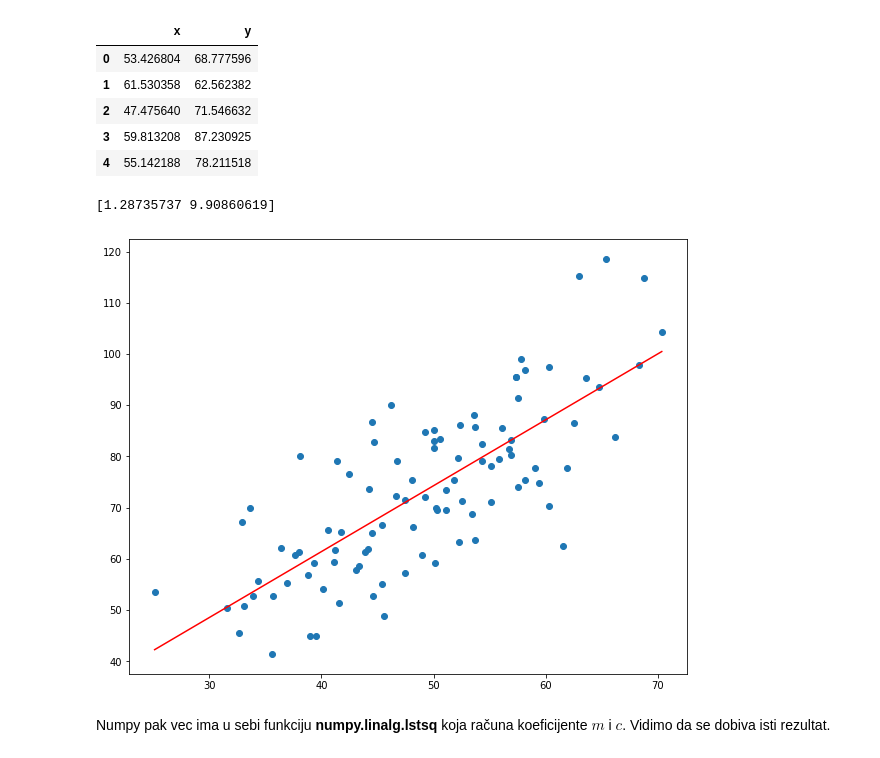
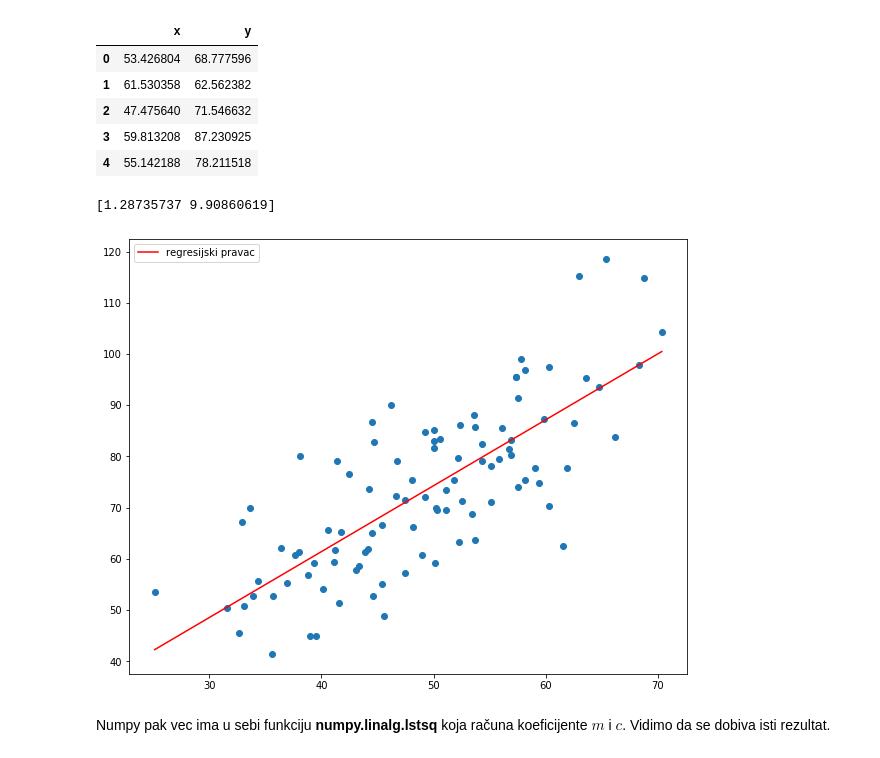
Before and after one commit to simbato/ms_zadaca, a Jupyter notebook: Zadaca - esej.ipynb, the cells around one changed output. Drawn from its saved outputs; the diff is of its cells as text; code cells hidden in the pictures.

```diff
--- a/Zadaca - esej.ipynb
+++ b/Zadaca - esej.ipynb
@@ -385,19 +387,20 @@ data.head()
 # %%
 X = np.array(data['x'])
 Y = np.array(data['y'])
 t = coef(X,Y)
 pocetak = min(X)
 kraj = max(X)
 arr = np.linspace(pocetak, kraj)
 print(t)
 
 fig5,ax5 = plt.subplots(figsize=(10,8))
 plt.scatter(X,Y)
-plt.plot(arr, [arr[i]*t[0] + t[1] for i in range(len(arr))], color ='r')
+ax5.plot(arr, [arr[i]*t[0] + t[1] for i in range(len(arr))], color ='r', label = 'regresijski pravac')
+ax5.legend(loc='upper left')
 plt.show()
 # %% [output]
 [1.28735737 9.90860619]
-[figure, old version]
+[figure, new version]
 # %% [markdown]
 
 
```
Also changed, not shown: parts of 9 cells of this notebook.
